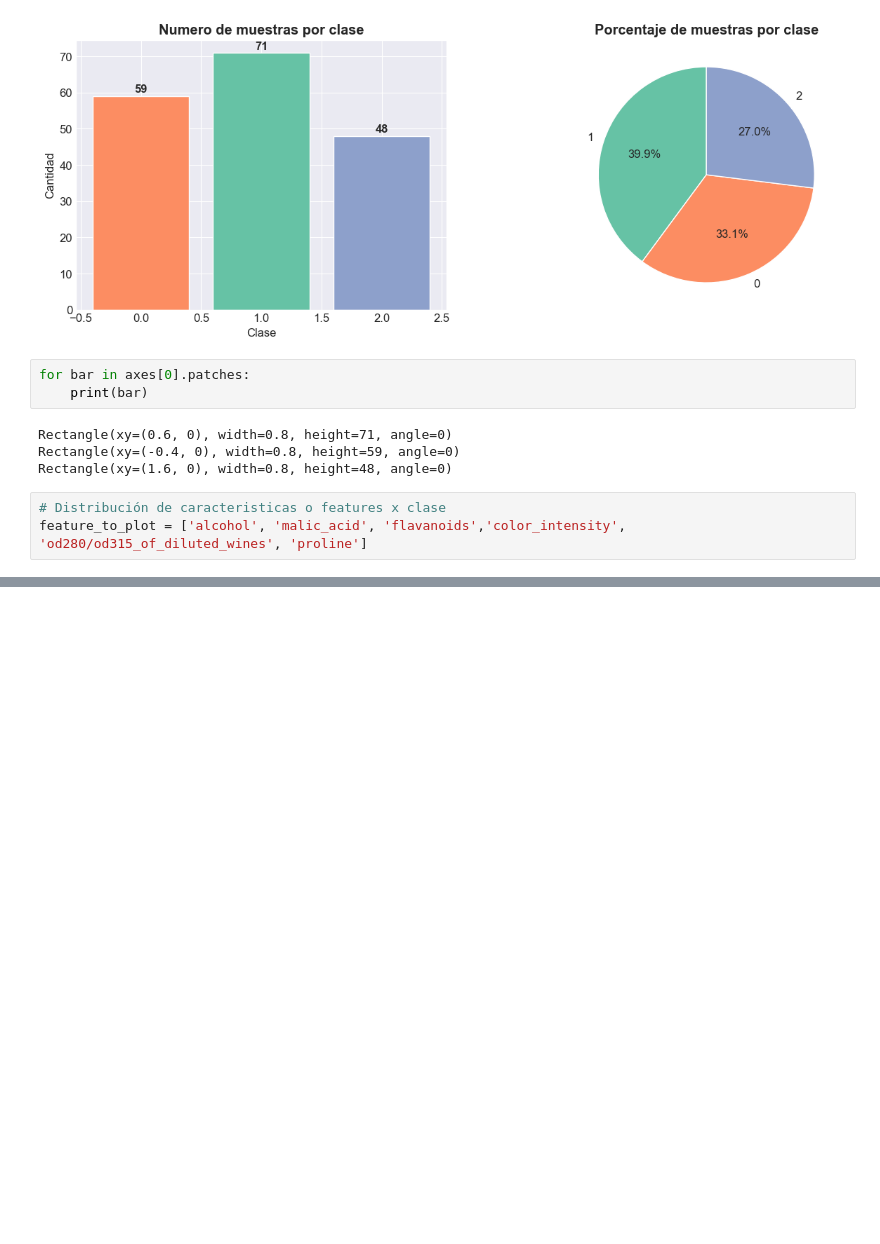
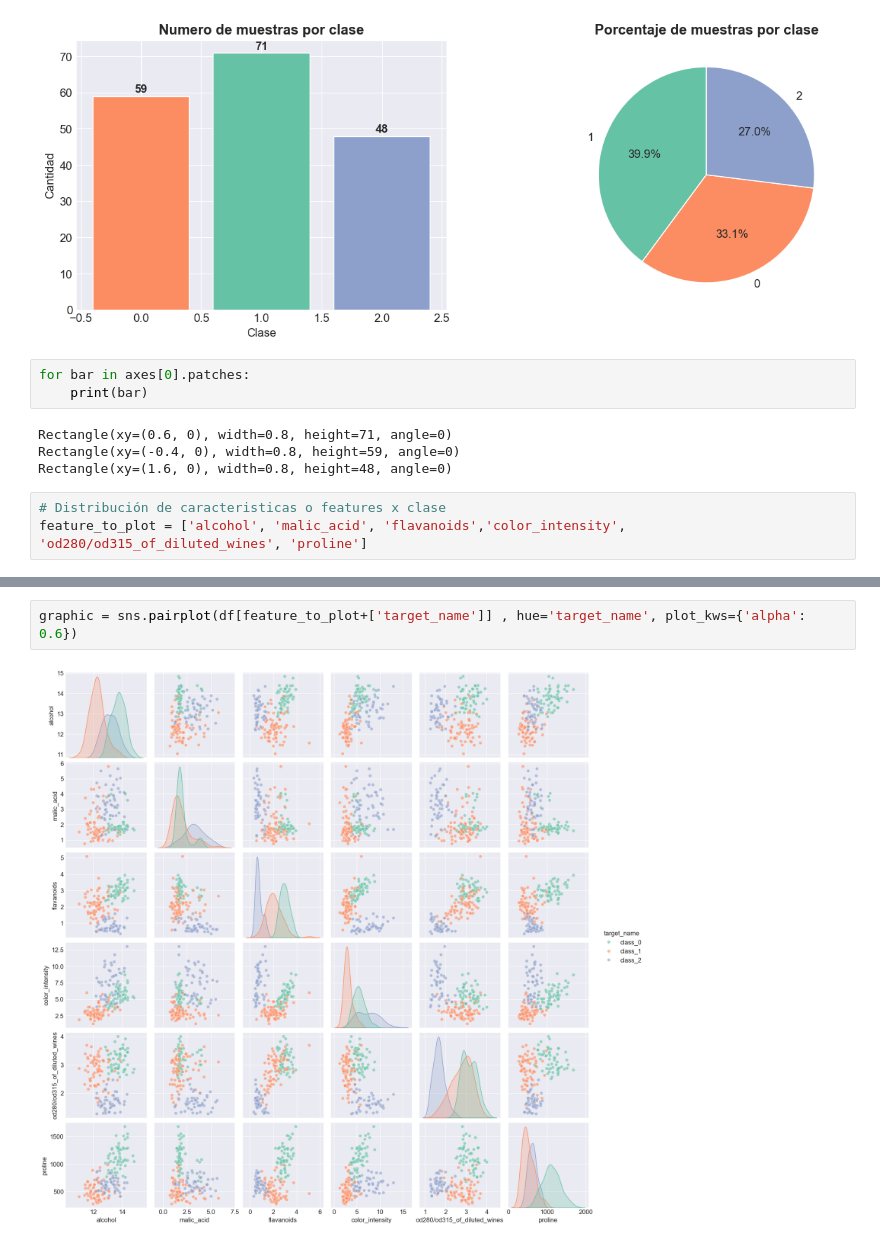
Before and after one commit to EngineeringSebastian-s/EvolutionaryComputation, a Jupyter notebook: Wines/AnalyticsWines.ipynb, the cells around one changed output, grey strips where cells are left out. Saved outputs shown, nothing was run; the diff lists cells and outputs as text; blank space fills up the shorter version.

```diff
--- a/Wines/AnalyticsWines.ipynb
+++ b/Wines/AnalyticsWines.ipynb
@@ -236,0 +246,4 @@ for i, feature in enumerate(feature_to_plot):
+# %%
+graphic = sns.pairplot(df[feature_to_plot+['target_name']] , hue='target_name', plot_kws={'alpha': 0.6})
+# %% [output]
+[figure, added]
```
Also changed, not shown: parts of 6 cells of this notebook.
